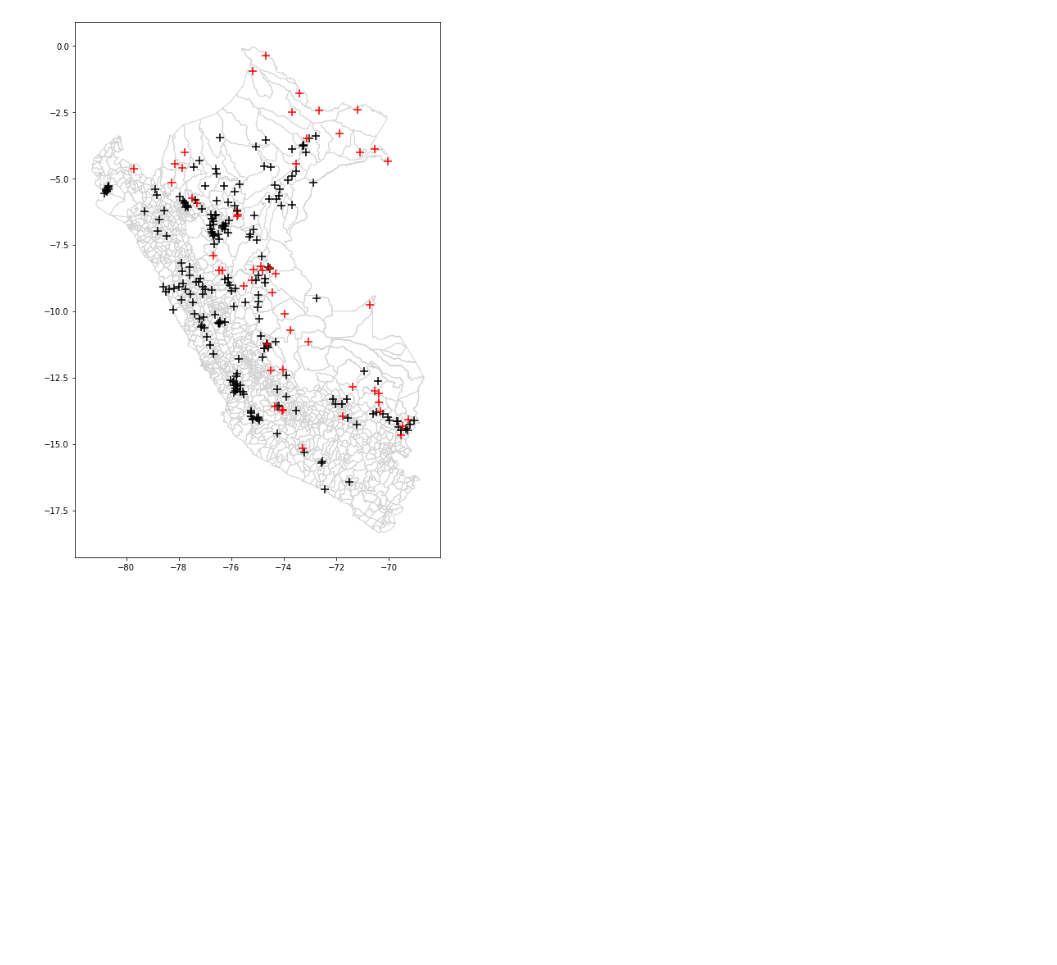
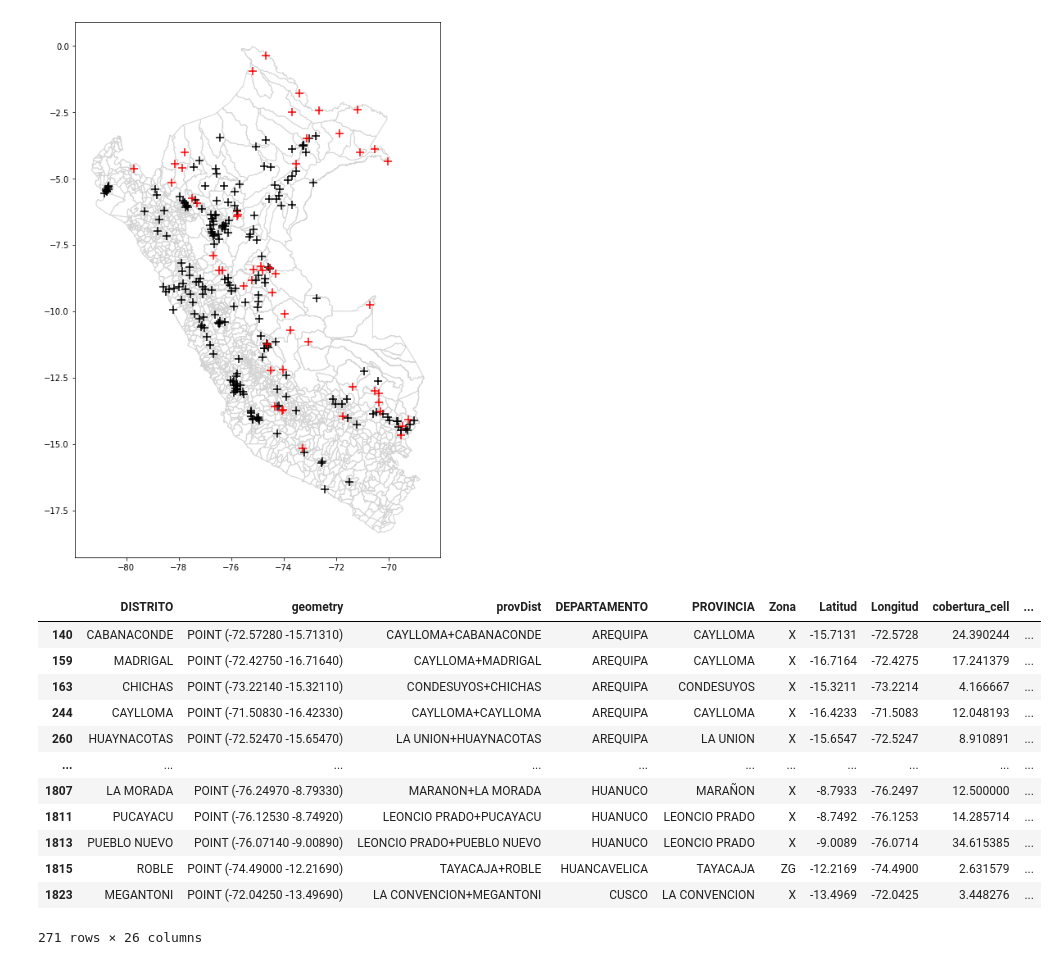
Before and after one commit to chorrillos/spatial, a Jupyter notebook: spatial.ipynb, the cells around one changed output. Cells and saved outputs as stored; diff of their text form; code cells hidden in the pictures; blank space fills up the shorter version.

```diff
--- a/spatial.ipynb
+++ b/spatial.ipynb
@@ -532,0 +535,16 @@ selecDisPoints.plot(column='Zona',
+# %%
+selecDisPoints
+# %% [output]
+|  | DISTRITO | geometry | provDist | DEPARTAMENTO | PROVINCIA | Zona | Latitud | Longitud | cobertura_cell | ... |
+| 140 | CABANACONDE | POINT (-72.57280 -15.71310) | CAYLLOMA+CABANACONDE | AREQUIPA | CAYLLOMA | X | -15.7131 | -72.5728 | 24.390244 | ... |
+| 159 | MADRIGAL | POINT (-72.42750 -16.71640) | CAYLLOMA+MADRIGAL | AREQUIPA | CAYLLOMA | X | -16.7164 | -72.4275 | 17.241379 | ... |
+| 163 | CHICHAS | POINT (-73.22140 -15.32110) | CONDESUYOS+CHICHAS | AREQUIPA | CONDESUYOS | X | -15.3211 | -73.2214 | 4.166667 | ... |
+| 244 | CAYLLOMA | POINT (-71.50830 -16.42330) | CAYLLOMA+CAYLLOMA | AREQUIPA | CAYLLOMA | X | -16.4233 | -71.5083 | 12.048193 | ... |
+| 260 | HUAYNACOTAS | POINT (-72.52470 -15.65470) | LA UNION+HUAYNACOTAS | AREQUIPA | LA UNION | X | -15.6547 | -72.5247 | 8.910891 | ... |
+| ... | ... | ... | ... | ... | ... | ... | ... | ... | ... | ... |
+| 1807 | LA MORADA | POINT (-76.24970 -8.79330) | MARANON+LA MORADA | HUANUCO | MARAÑON | X | -8.7933 | -76.2497 | 12.500000 | ... |
+| 1811 | PUCAYACU | POINT (-76.12530 -8.74920) | LEONCIO PRADO+PUCAYACU | HUANUCO | LEONCIO PRADO | X | -8.7492 | -76.1253 | 14.285714 | ... |
+| 1813 | PUEBLO NUEVO | POINT (-76.07140 -9.00890) | LEONCIO PRADO+PUEBLO NUEVO | HUANUCO | LEONCIO PRADO | X | -9.0089 | -76.0714 | 34.615385 | ... |
+| 1815 | ROBLE | POINT (-74.49000 -12.21690) | TAYACAJA+ROBLE | HUANCAVELICA | TAYACAJA | ZG | -12.2169 | -74.4900 | 2.631579 | ... |
+| 1823 | MEGANTONI | POINT (-72.04250 -13.49690) | LA CONVENCION+MEGANTONI | CUSCO | LA CONVENCION | X | -13.4969 | -72.0425 | 3.448276 | ... |
+271 rows × 26 columns
```
Also changed, not shown: parts of 3 cells of this notebook, 1 other file.
